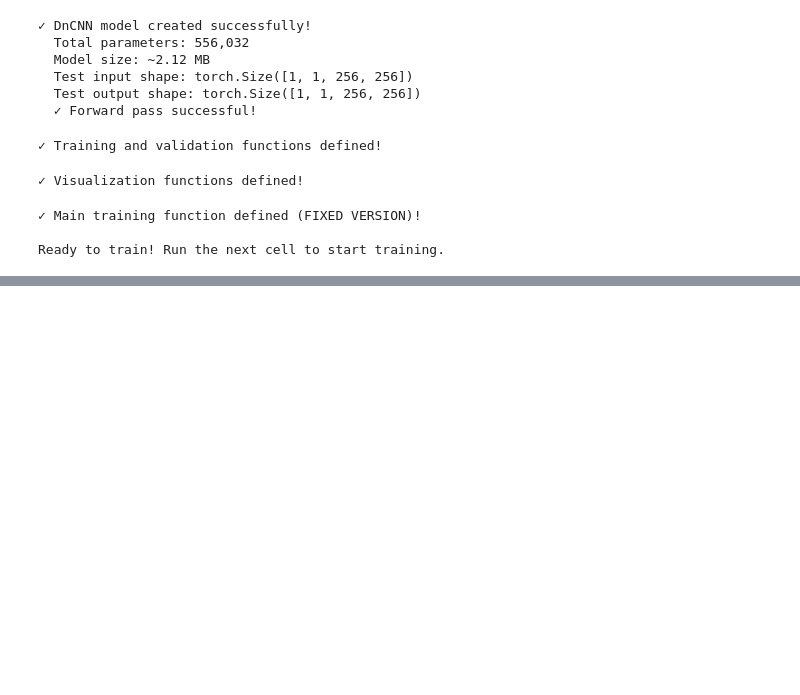
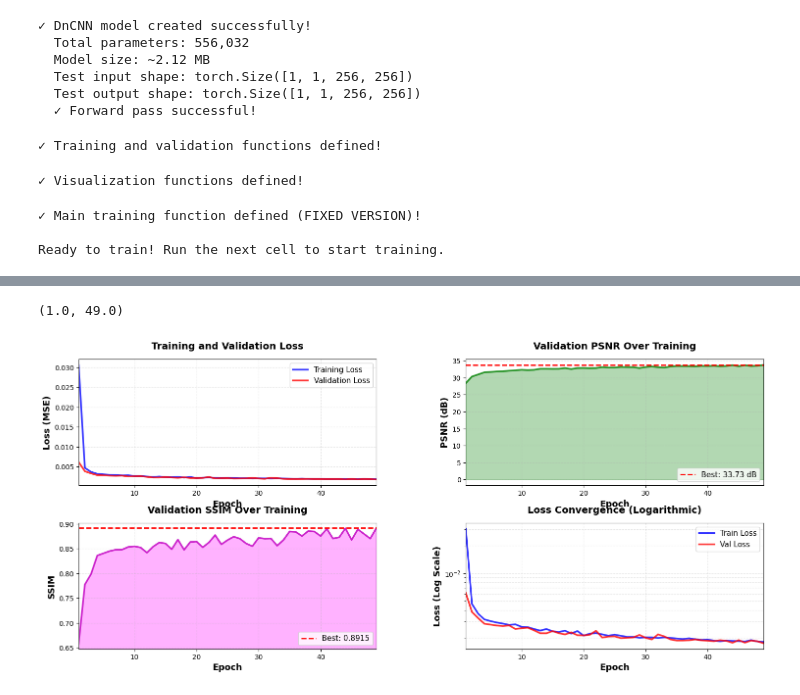
Before and after one commit to its-Shivam732/XrayDenoise, a Jupyter notebook: Xray.ipynb, the cells around one changed output, grey strips where cells are left out. Saved outputs shown, nothing was run; the diff lists cells and outputs as text; code cells hidden in the pictures; blank space fills up the shorter version.

Commit message:
plotted training curves for results section

```diff
--- a/Xray.ipynb
+++ b/Xray.ipynb
@@ -1161,0 +1194,69 @@ print("  • Error maps showing residual noise")
+# %%
+# ============================================================================
+# COMPREHENSIVE TRAINING CURVES FOR RESULTS SECTION
+# ============================================================================
+
+import matplotlib.pyplot as plt
+import numpy as np
+
+# Load the training history from checkpoint
+checkpoint = torch.load(os.path.join(output_dir, 'dncnn_best.pth'), weights_only=False)
+history = checkpoint['history']
+
+fig = plt.figure(figsize=(18, 12))
+
+# Create a 3x2 grid
+gs = fig.add_gridspec(3, 2, hspace=0.3, wspace=0.3)
+
+# 1. Training and Validation Loss
+ax1 = fig.add_subplot(gs[0, 0])
+epochs = range(1, len(history['train_loss']) + 1)
+ax1.plot(epochs, history['train_loss'], 'b-', linewidth=2.5, label='Training Loss', alpha=0.8)
+ax1.plot(epochs, history['val_loss'], 'r-', linewidth=2.5, label='Validation Loss', alpha=0.8)
+ax1.set_xlabel('Epoch', fontsize=13, fontweight='bold')
+ax1.set_ylabel('Loss (MSE)', fontsize=13, fontweight='bold')
+ax1.set_title('Training and Validation Loss', fontsize=14, fontweight='bold', pad=15)
+ax1.legend(fontsize=11, loc='upper right')
+ax1.grid(True, alpha=0.3, linestyle='--')
+ax1.set_xlim([1, len(epochs)])
+
+# 2. Validation PSNR
+ax2 = fig.add_subplot(gs[0, 1])
+ax2.plot(epochs, history['val_psnr'], 'g-', linewidth=2.5, alpha=0.8)
+ax2.axhline(y=max(history['val_psnr']), color='r', linestyle='--',
+            linewidth=2, label=f"Best: {max(history['val_psnr']):.2f} dB")
+ax2.fill_between(epochs, history['val_psnr'], alpha=0.3, color='green')
+ax2.set_xlabel('Epoch', fontsize=13, fontweight='bold')
+ax2.set_ylabel('PSNR (dB)', fontsize=13, fontweight='bold')
+ax2.set_title('Validation PSNR Over Training', fontsize=14, fontweight='bold', pad=15)
+ax2.legend(fontsize=11, loc='lower right')
+ax2.grid(True, alpha=0.3, linestyle='--')
+ax2.set_xlim([1, len(epochs)])
+
+# 3. Validation SSIM
+ax3 = fig.add_subplot(gs[1, 0])
+ax3.plot(epochs, history['val_ssim'], 'm-', linewidth=2.5, alpha=0.8)
+ax3.axhline(y=max(history['val_ssim']), color='r', linestyle='--',
+            linewidth=2, label=f"Best: {max(history['val_ssim']):.4f}")
+ax3.fill_between(epochs, history['val_ssim'], alpha=0.3, color='magenta')
+ax3.set_xlabel('Epoch', fontsize=13, fontweight='bold')
+ax3.set_ylabel('SSIM', fontsize=13, fontweight='bold')
+ax3.set_title('Validation SSIM Over Training', fontsize=14, fontweight='bold', pad=15)
+ax3.legend(fontsize=11, loc='lower right')
+ax3.grid(True, alpha=0.3, linestyle='--')
+ax3.set_xlim([1, len(epochs)])
+ax3.set_ylim([min(history['val_ssim'])-0.01, max(history['val_ssim'])+0.01])
+
+# 4. Loss Convergence (Log Scale)
+ax4 = fig.add_subplot(gs[1, 1])
+ax4.semilogy(epochs, history['train_loss'], 'b-', linewidth=2.5, label='Train Loss', alpha=0.8)
+ax4.semilogy(epochs, history['val_loss'], 'r-', linewidth=2.5, label='Val Loss', alpha=0.8)
+ax4.set_xlabel('Epoch', fontsize=13, fontweight='bold')
+ax4.set_ylabel('Loss (Log Scale)', fontsize=13, fontweight='bold')
+ax4.set_title('Loss Convergence (Logarithmic)', fontsize=14, fontweight='bold', pad=15)
+ax4.legend(fontsize=11, loc='upper right')
+ax4.grid(True, alpha=0.3, linestyle='--', which='both')
+ax4.set_xlim([1, len(epochs)])
+# %% [output]
+(1.0, 49.0)
+[figure, added]
```
Also changed, not shown: parts of 4 cells of this notebook.
